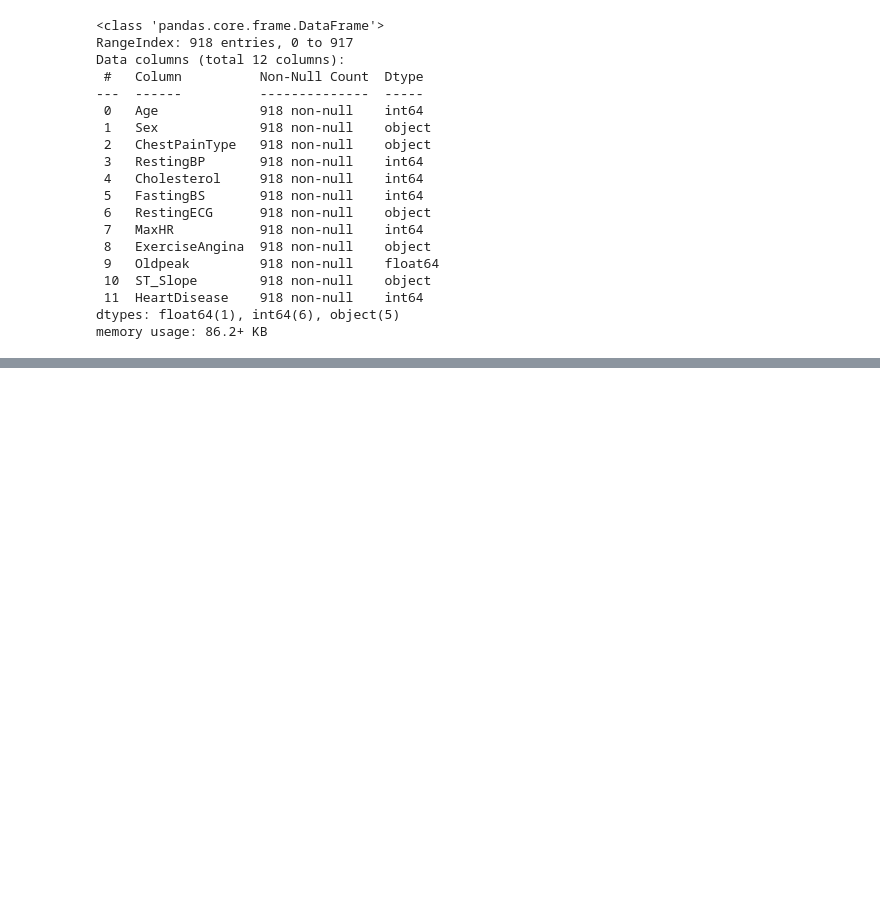
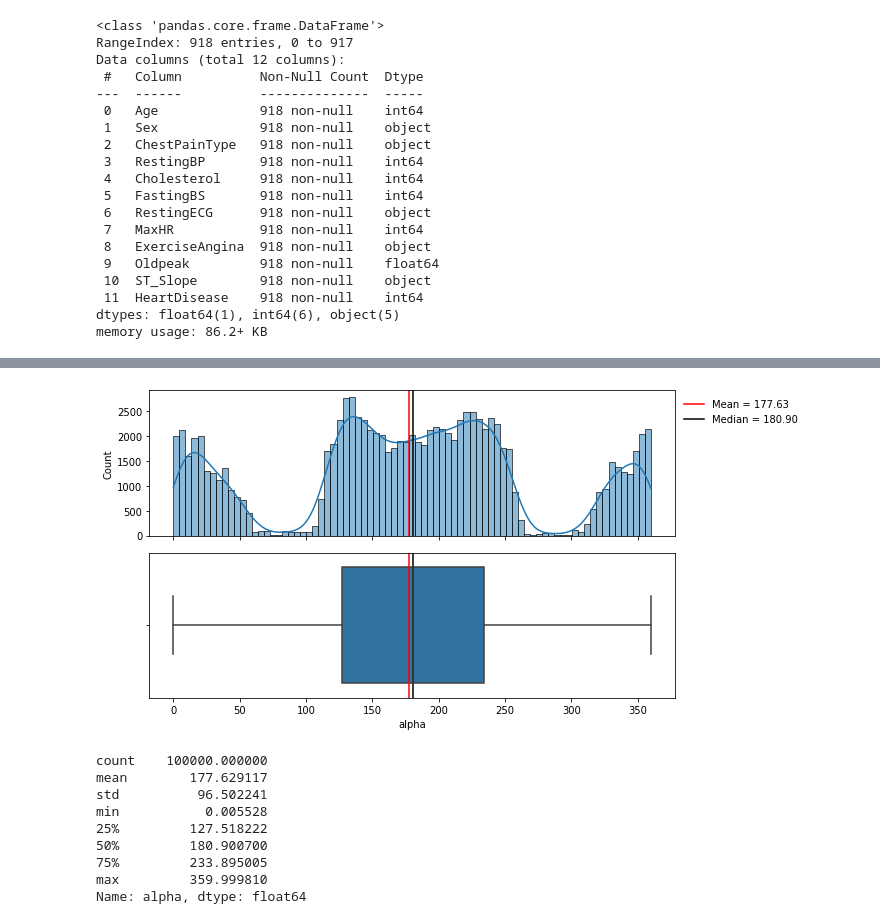
Before and after one commit to osluder/project-2, a Jupyter notebook: project_2.ipynb, the cells around one changed output, grey strips where cells are left out. Cells and saved outputs as stored; diff of their text form; code cells hidden in the pictures; blank space fills up the shorter version.

```diff
--- a/project_2.ipynb
+++ b/project_2.ipynb
@@ -179,0 +381,18 @@ memory usage: 86.2+ KB
+# %%
+# alpha
+whaleyplot(df, 'alpha')
+plt.show()
+
+print()
+df['alpha'].describe()
+# %% [output]
+[figure, added]
+count    100000.000000
+mean        177.629117
+std          96.502241
+min           0.005528
+25%         127.518222
+50%         180.900700
+75%         233.895005
+max         359.999810
+Name: alpha, dtype: float64
```
Also changed, not shown: parts of 33 cells of this notebook.
